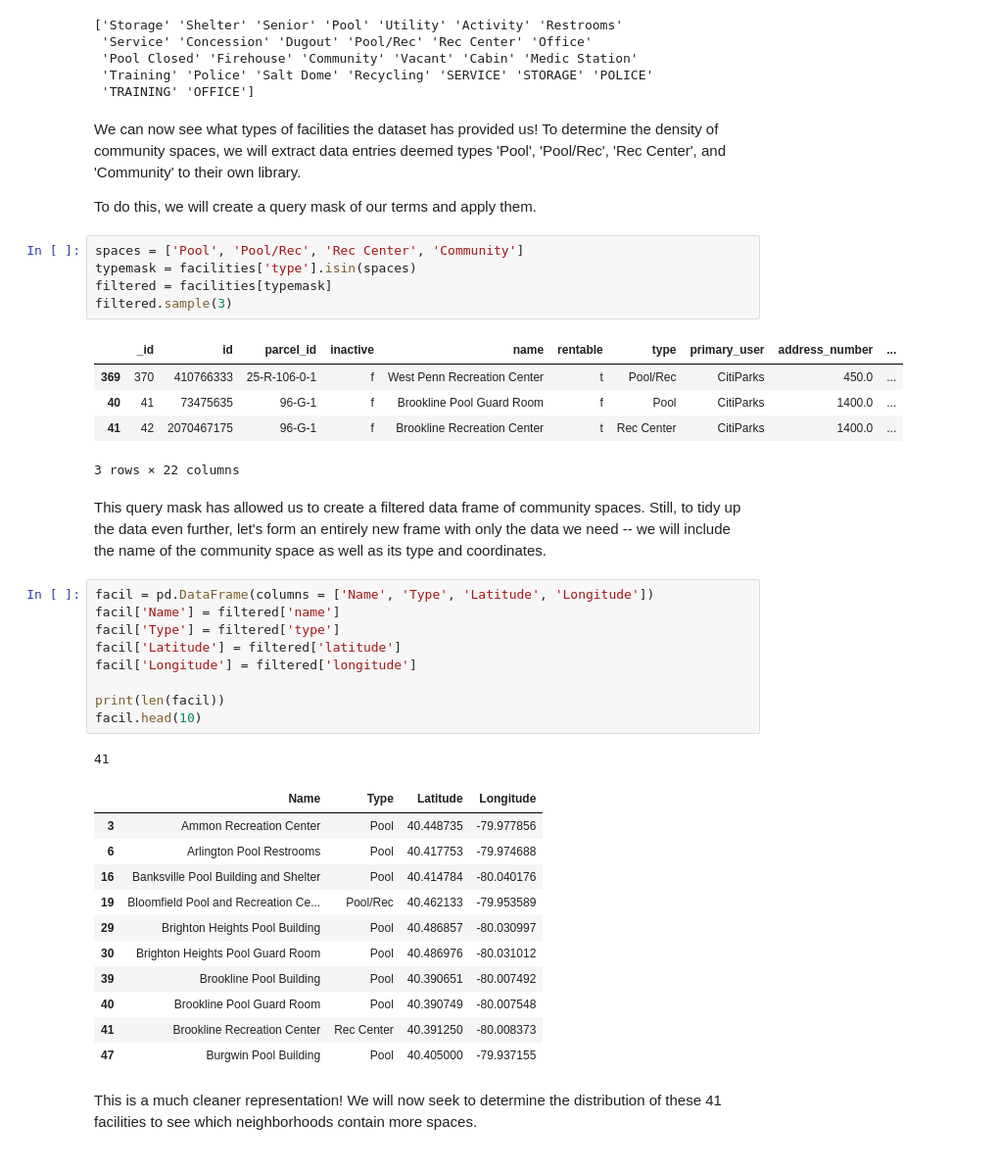
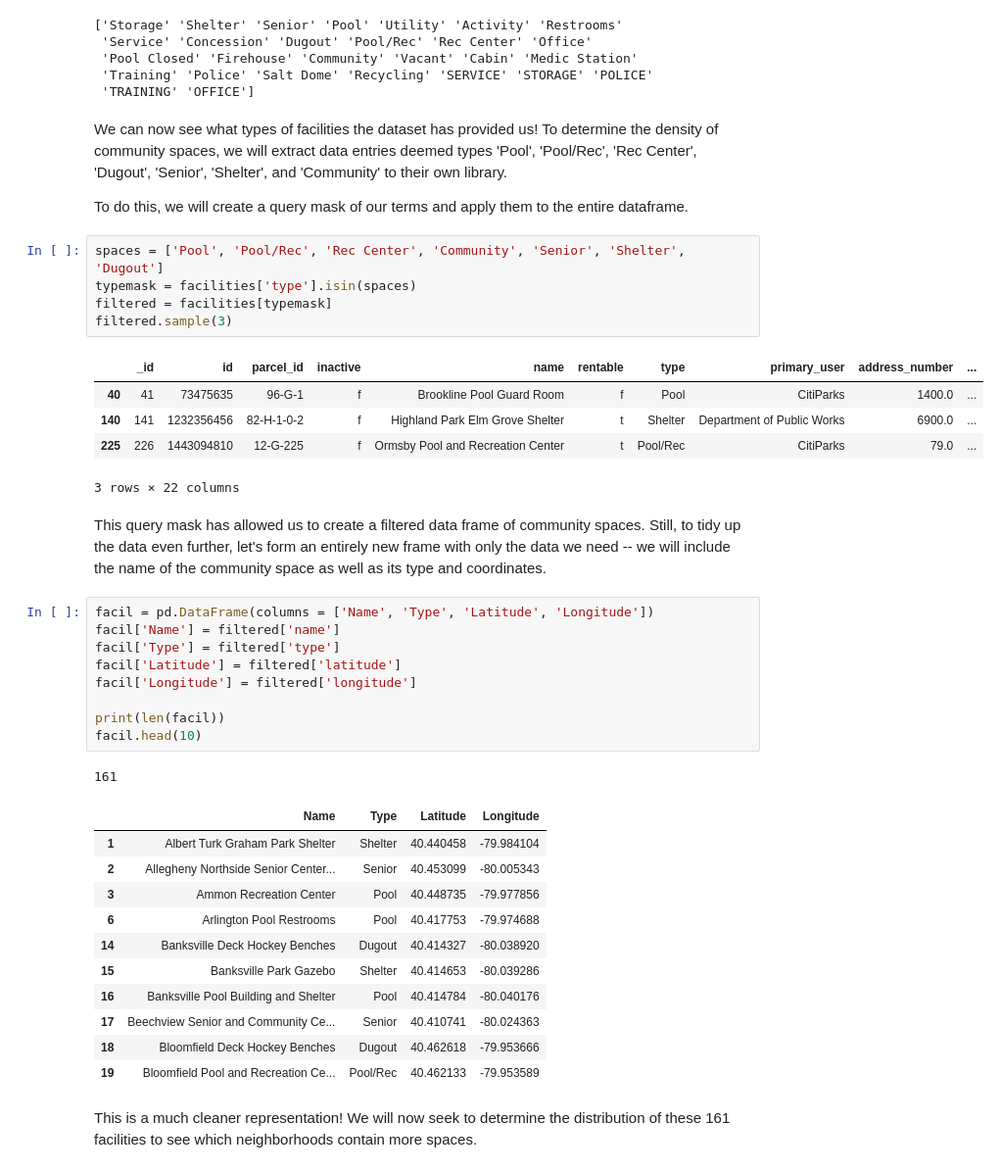
Before and after one commit to riv1ere/Final-Project, a Jupyter notebook: spaces.ipynb, the cells around one changed output. Shown at 98% size. Drawn from its saved outputs; the diff is of its cells as text.

```diff
--- a/spaces.ipynb
+++ b/spaces.ipynb
@@ -64,19 +47,19 @@ print(facilities['type'].unique())
  'TRAINING' 'OFFICE']
 # %% [markdown]
 
-We can now see what types of facilities the dataset has provided us! To determine the density of community spaces, we will extract data entries deemed types 'Pool', 'Pool/Rec', 'Rec Center', and 'Community' to their own library.
+We can now see what types of facilities the dataset has provided us! To determine the density of community spaces, we will extract data entries deemed types 'Pool', 'Pool/Rec', 'Rec Center', 'Dugout', 'Senior', 'Shelter', and 'Community' to their own library.
 
-To do this, we will create a query mask of our terms and apply them.
+To do this, we will create a query mask of our terms and apply them to the entire dataframe.
 # %%
-spaces = ['Pool', 'Pool/Rec', 'Rec Center', 'Community']
+spaces = ['Pool', 'Pool/Rec', 'Rec Center', 'Community', 'Senior', 'Shelter', 'Dugout']
 typemask = facilities['type'].isin(spaces)
 filtered = facilities[typemask]
 filtered.sample(3)
 # %% [output]
 |  | _id | id | parcel_id | inactive | name | rentable | type | primary_user | address_number | ... |
-| 369 | 370 | 410766333 | 25-R-106-0-1 | f | West Penn Recreation Center | t | Pool/Rec | CitiParks | 450.0 | ... |
 | 40 | 41 | 73475635 | 96-G-1 | f | Brookline Pool Guard Room | f | Pool | CitiParks | 1400.0 | ... |
-| 41 | 42 | 2070467175 | 96-G-1 | f | Brookline Recreation Center | t | Rec Center | CitiParks | 1400.0 | ... |
+| 140 | 141 | 1232356456 | 82-H-1-0-2 | f | Highland Park Elm Grove Shelter | t | Shelter | Department of Public Works | 6900.0 | ... |
+| 225 | 226 | 1443094810 | 12-G-225 | f | Ormsby Pool and Recreation Center | t | Pool/Rec | CitiParks | 79.0 | ... |
 3 rows × 22 columns
 # %% [markdown]
 This query mask has allowed us to create a filtered data frame of community spaces. Still, to tidy up the data even further, let's form an entirely new frame with only the data we need -- we will include the name of the community space as well as its type and coordinates.
@@ -90,17 +73,17 @@ facil['Longitude'] = filtered['longitude']
 print(len(facil))
 facil.head(10)
 # %% [output]
-41
+161
 |  | Name | Type | Latitude | Longitude |
+| 1 | Albert Turk Graham Park Shelter | Shelter | 40.440458 | -79.984104 |
+| 2 | Allegheny Northside Senior Center... | Senior | 40.453099 | -80.005343 |
 | 3 | Ammon Recreation Center | Pool | 40.448735 | -79.977856 |
 | 6 | Arlington Pool Restrooms | Pool | 40.417753 | -79.974688 |
+| 14 | Banksville Deck Hockey Benches | Dugout | 40.414327 | -80.038920 |
+| 15 | Banksville Park Gazebo | Shelter | 40.414653 | -80.039286 |
 | 16 | Banksville Pool Building and Shelter | Pool | 40.414784 | -80.040176 |
+| 17 | Beechview Senior and Community Ce... | Senior | 40.410741 | -80.024363 |
+| 18 | Bloomfield Deck Hockey Benches | Dugout | 40.462618 | -79.953666 |
 | 19 | Bloomfield Pool and Recreation Ce... | Pool/Rec | 40.462133 | -79.953589 |
-| 29 | Brighton Heights Pool Building | Pool | 40.486857 | -80.030997 |
-| 30 | Brighton Heights Pool Guard Room | Pool | 40.486976 | -80.031012 |
-| 39 | Brookline Pool Building | Pool | 40.390651 | -80.007492 |
-| 40 | Brookline Pool Guard Room | Pool | 40.390749 | -80.007548 |
-| 41 | Brookline Recreation Center | Rec Center | 40.391250 | -80.008373 |
-| 47 | Burgwin Pool Building | Pool | 40.405000 | -79.937155 |
 # %% [markdown]
-This is a much cleaner representation! We will now seek to determine the distribution of these 41 facilities to see which neighborhoods contain more spaces.
+This is a much cleaner representation! We will now seek to determine the distribution of these 161 facilities to see which neighborhoods contain more spaces.
```
Also changed, not shown: parts of 4 cells of this notebook, 1 other file.
